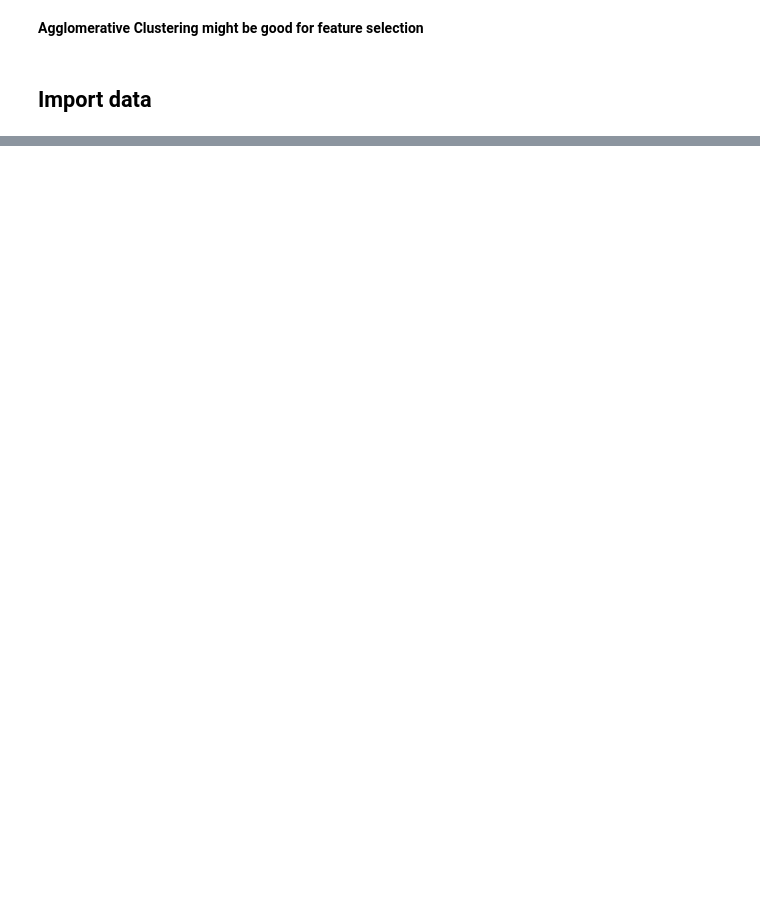
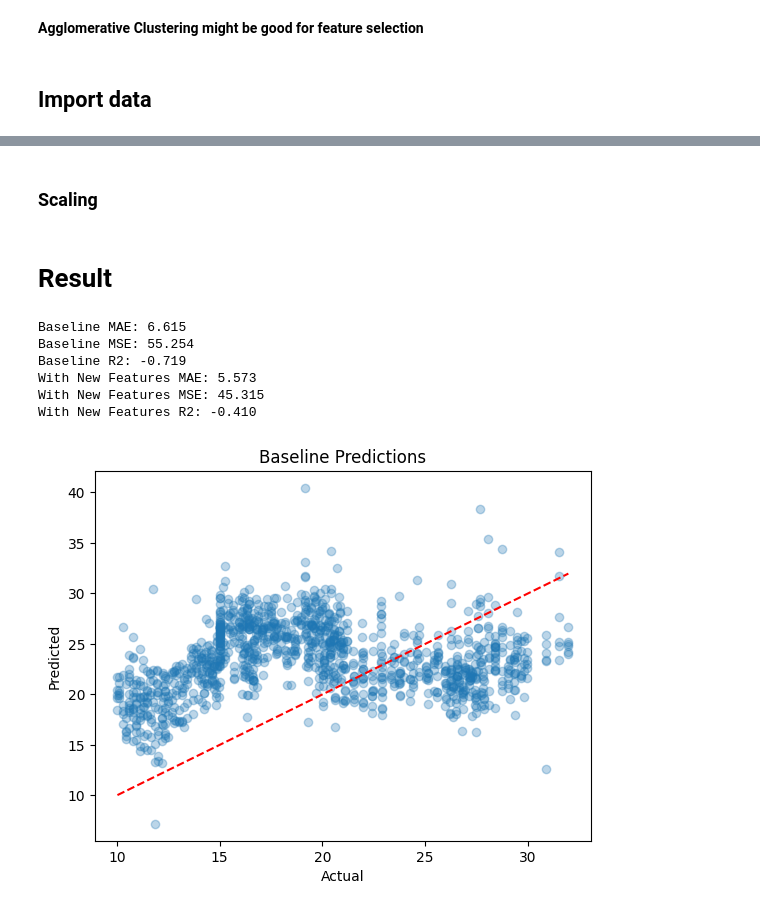
Before and after one commit to behnazrzf/Parkinson-s_Telemonitoring, a Jupyter notebook: feature_engineering.ipynb, the cells around one changed output, grey strips where cells are left out. Saved outputs shown, nothing was run; the diff lists cells and outputs as text; code cells hidden in the pictures; blank space fills up the shorter version.

```diff
--- a/feature_engineering.ipynb
+++ b/feature_engineering.ipynb
@@ -53,8 +22,0 @@ plt.grid()
-# %%
-# add features about mean, median, and std of the data
-X_train_scaled['mean'] = X_train_scaled.mean(axis=1)
-X_train_scaled['median'] = X_train_scaled.median(axis=1)
-X_train_scaled['std'] = X_train_scaled.std(axis=1)
-X_test_scaled['mean'] = X_test_scaled.mean(axis=1)
-X_test_scaled['median'] = X_test_scaled.median(axis=1)
-X_test_scaled['std'] = X_test_scaled.std(axis=1)
@@ -60,0 +245,2 @@ X_test_scaled['std'] = X_test_scaled.std(axis=1)
+# %% [markdown]
+### Scaling
@@ -60,0 +262,40 @@ X_test_scaled['std'] = X_test_scaled.std(axis=1)
+# %% [markdown]
+# Result
+# %%
+# check if they improve prediction
+from sklearn.metrics import mean_absolute_error, mean_squared_error, r2_score
+
+# Baseline (original features)
+baseline = LinearRegression().fit(X_train_scaled, y_train_motor)
+baseline_mae = mean_absolute_error(y_test_motor, baseline.predict(X_test_scaled))
+baseline_mse = mean_squared_error(y_test_motor, baseline.predict(X_test_scaled))
+baseline_r2 = r2_score(y_test_motor, baseline.predict(X_test_scaled))
+
+# Engineered features
+engineered = LinearRegression().fit(X_train_engineered, y_train_motor)
+engineered_mae = mean_absolute_error(y_test_motor, engineered.predict(X_test_engineered))
+engineered_mse = mean_squared_error(y_test_motor, engineered.predict(X_test_engineered))
+engineered_r2 = r2_score(y_test_motor, engineered.predict(X_test_engineered))
+
+print(f"Baseline MAE: {baseline_mae:.3f}")
+print(f"Baseline MSE: {baseline_mse:.3f}")
+print(f"Baseline R2: {baseline_r2:.3f}")
+print(f"With New Features MAE: {engineered_mae:.3f}")
+print(f"With New Features MSE: {engineered_mse:.3f}")
+print(f"With New Features R2: {engineered_r2:.3f}")
+# %% [output]
+Baseline MAE: 6.615
+Baseline MSE: 55.254
+Baseline R2: -0.719
+With New Features MAE: 5.573
+With New Features MSE: 45.315
+With New Features R2: -0.410
+# %%
+plt.scatter(y_test_motor, baseline.predict(X_test_scaled), alpha=0.3)
+plt.plot([y_test_motor.min(), y_test_motor.max()], [y_test_motor.min(), y_test_motor.max()], 'r--')
+plt.xlabel("Actual")
+plt.ylabel("Predicted")
+plt.title("Baseline Predictions")
+plt.show()
+# %% [output]
+[figure, added]
```
Also changed, not shown: parts of 29 cells of this notebook, 3 other files.
